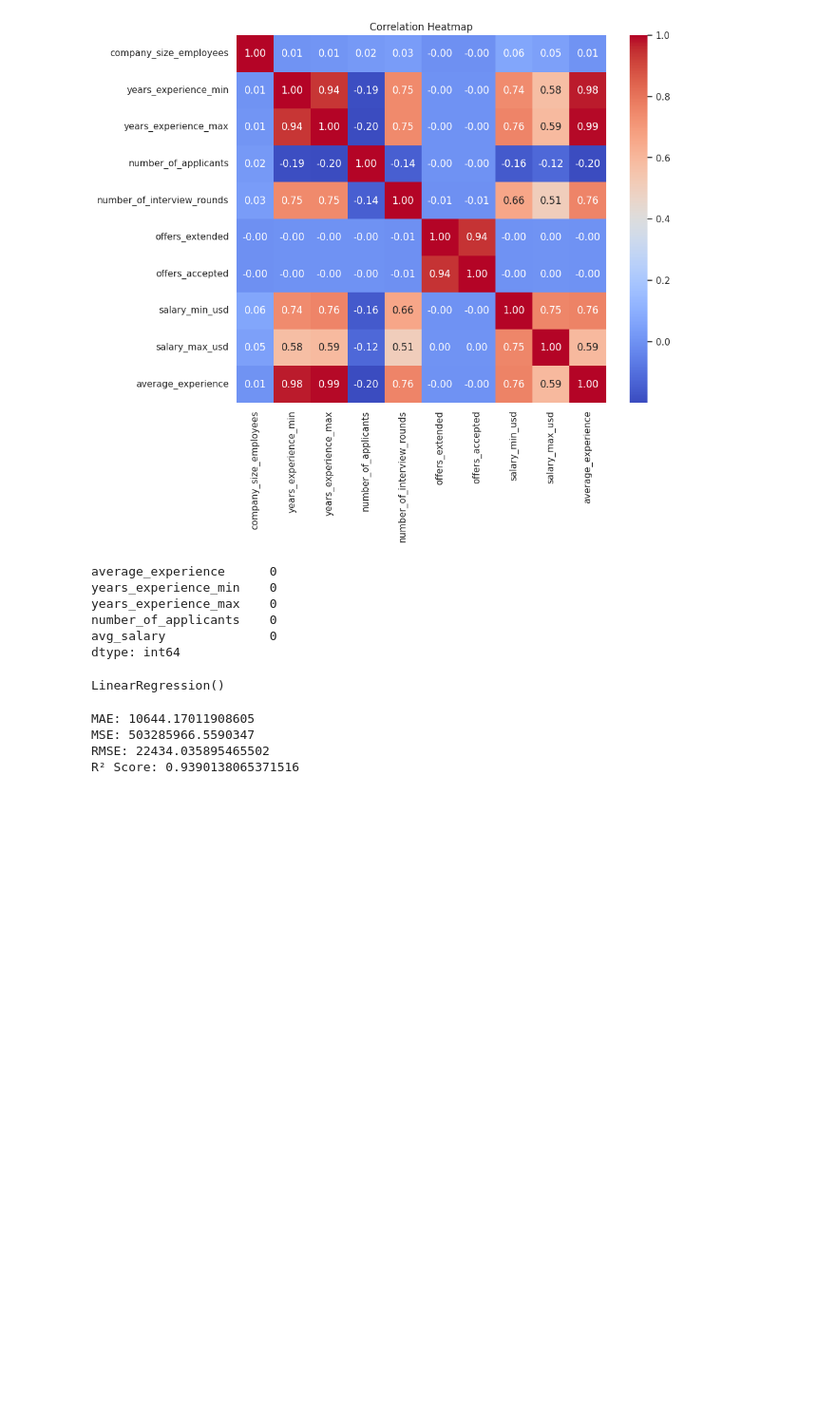
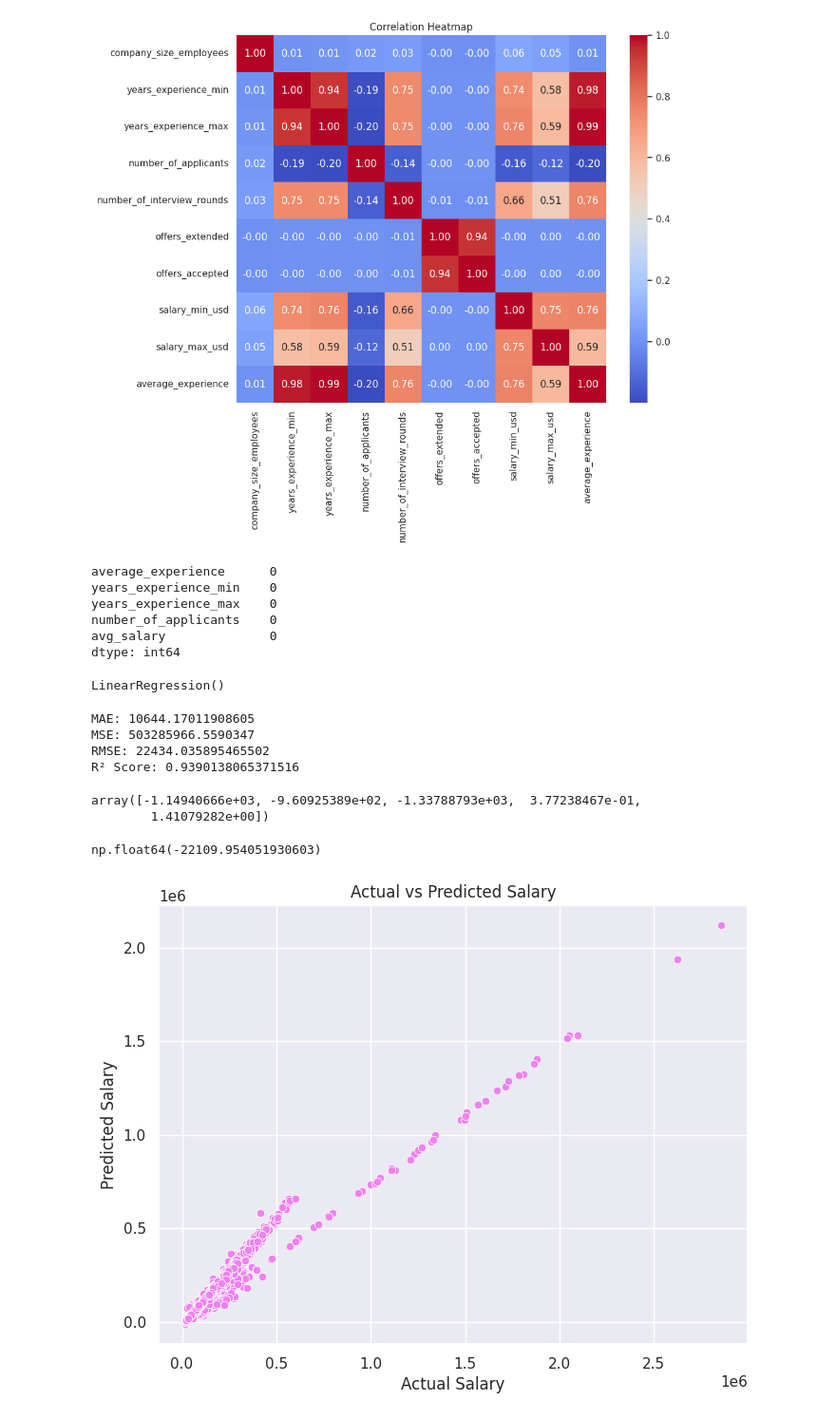
Before and after one commit to Aditya127812/Aditya_sagar_probation_task-02, a Jupyter notebook: progress.ipynb, the cells around one changed output. Shown at 95% size. Saved outputs shown, nothing was run; the diff lists cells and outputs as text; code cells hidden in the pictures; blank space fills up the shorter version.

```diff
--- a/progress.ipynb
+++ b/progress.ipynb
@@ -701,13 +701,13 @@ number_of_applicants    0
 avg_salary              0
 dtype: int64
 # %%
-model = LinearRegression()
+lr = LinearRegression()
 
-model.fit(X_train, y_train)
+lr.fit(X_train, y_train)
 # %% [output]
 LinearRegression()
 # %%
-y_pred = model.predict(X_test)
+y_pred = lr.predict(X_test)
 # %%
 mae = mean_absolute_error(y_test, y_pred)
 mse = mean_squared_error(y_test, y_pred)
@@ -725,0 +728,5 @@ R² Score: 0.9390138065371516
+# %%
+m
+# %% [output]
+array([-1.14940666e+03, -9.60925389e+02, -1.33788793e+03,  3.77238467e-01,
+        1.41079282e+00])
@@ -725,0 +735,16 @@ R² Score: 0.9390138065371516
+# %%
+c
+# %% [output]
+np.float64(-22109.954051930603)
+# %%
+plt.figure(figsize=(8, 6))
+
+sns.scatterplot(x=y_test, y=y_pred, color="violet")
+
+plt.xlabel("Actual Salary")
+plt.ylabel("Predicted Salary")
+plt.title("Actual vs Predicted Salary")
+
+plt.show()
+# %% [output]
+[figure, added]
```
Also changed, not shown: parts of 2 cells of this notebook.
